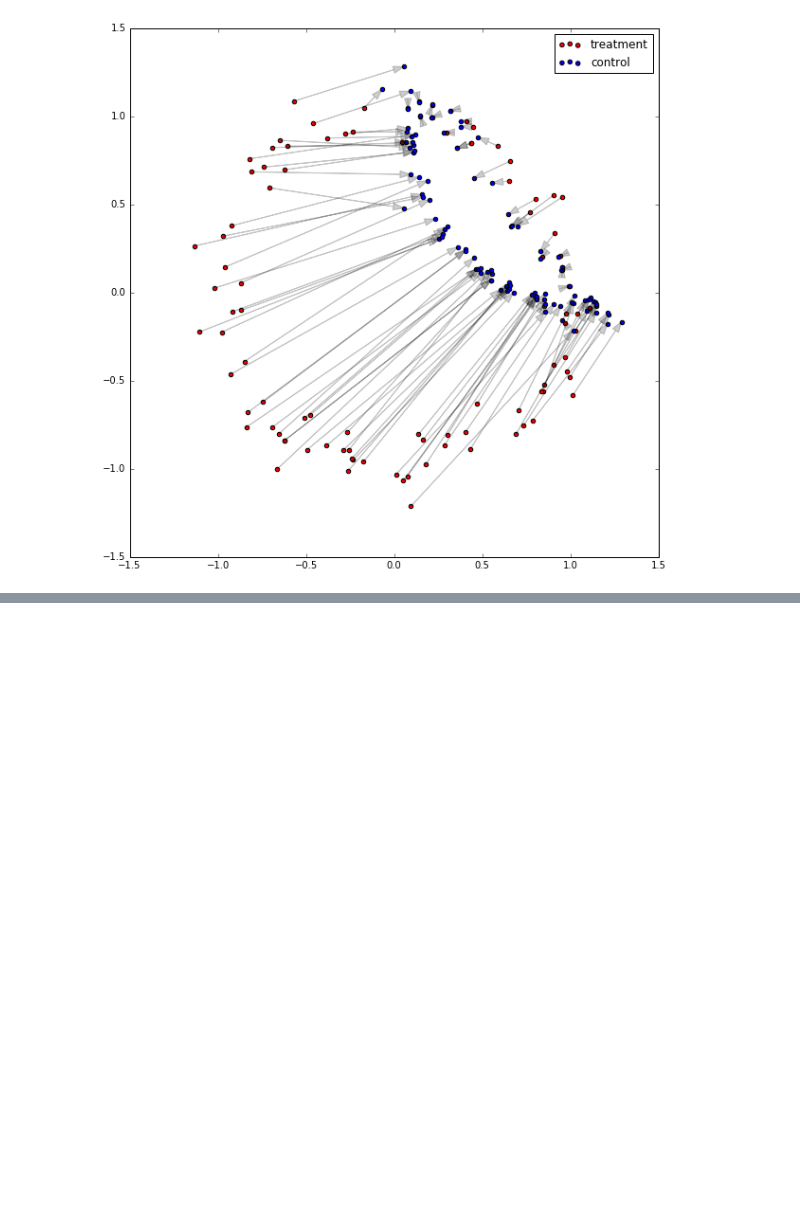
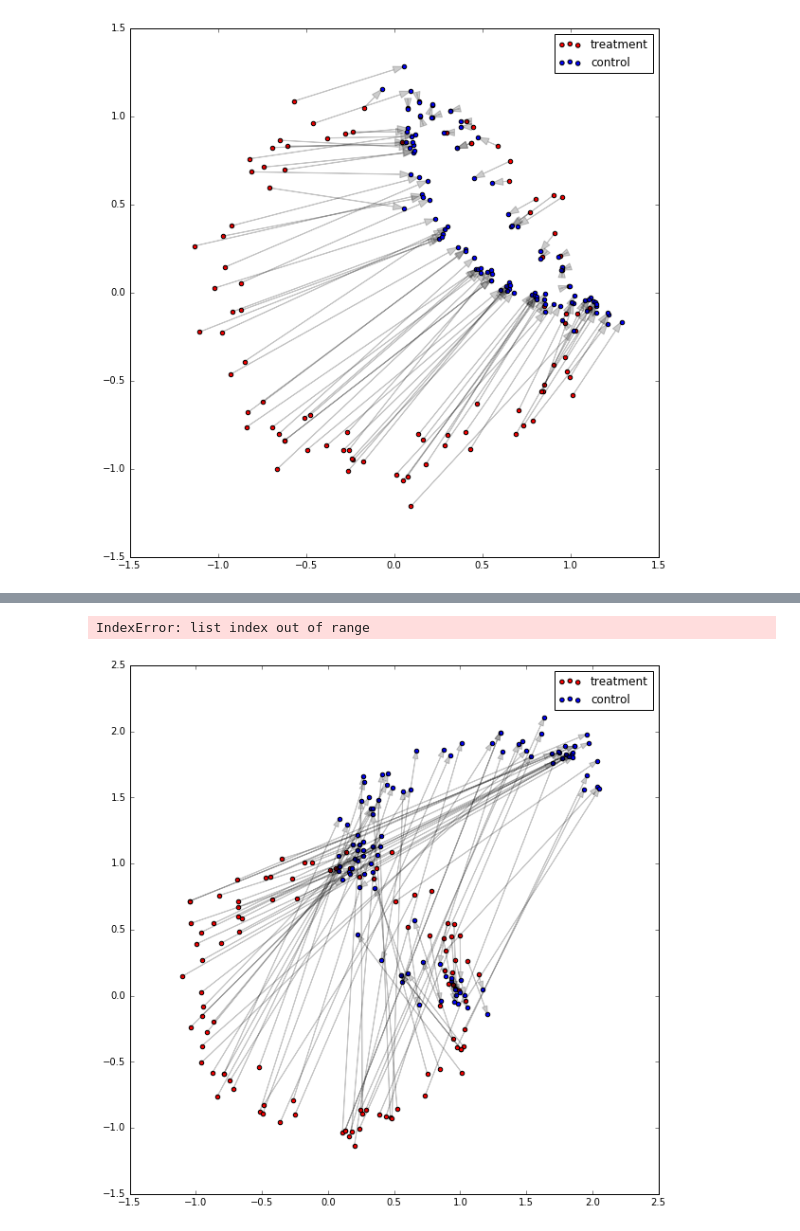
Before and after one commit to log0ymxm/math_notebooks, a Jupyter notebook: Propensity vs. Distance Example.ipynb, the cells around one changed output, grey strips where cells are left out. Saved outputs shown, nothing was run; the diff lists cells and outputs as text; code cells hidden in the pictures; blank space fills up the shorter version.

```diff
--- a/Propensity vs. Distance Example.ipynb
+++ b/Propensity vs. Distance Example.ipynb
@@ -177,0 +212,32 @@ ax.legend()
+# %%
+nonlinear_propensity_distances = np.array([
+    abs(data2_nonlinear_propensity_scores - row_propensity)
+    for row_propensity in data1_nonlinear_propensity_scores
+])
+# %%
+treatment_matches, control_matches = greedy_random_match(data1, data2, nonlinear_propensity_distances)
+# %% [output]
+IndexError: list index out of range
+# %%
+treatment = data1.iloc[treatment_matches].values
+control = data2.iloc[control_matches].values
+# %%
+sample = np.random.choice(len(treatment), 100)
+
+sampled_treatment = treatment[sample]
+sampled_control = control[sample]
+# %%
+fig = plt.figure(figsize=(10, 10))
+ax = plt.gca()
+
+ax.scatter(sampled_treatment[:,0], sampled_treatment[:,1], c='r', label='treatment')
+ax.scatter(sampled_control[:,0], sampled_control[:,1], c='b', label='control')
+
+for i in range(len(sampled_treatment)):
+    ax.arrow(sampled_treatment[i,0], sampled_treatment[i,1],
+             sampled_control[i,0] - sampled_treatment[i,0], sampled_control[i,1] - sampled_treatment[i,1],
+             fc="k", ec="k", length_includes_head=True, alpha=0.2, head_width=.04)
+
+ax.legend();
+# %% [output]
+[figure, added]
```
Also changed, not shown: parts of 9 cells of this notebook.
